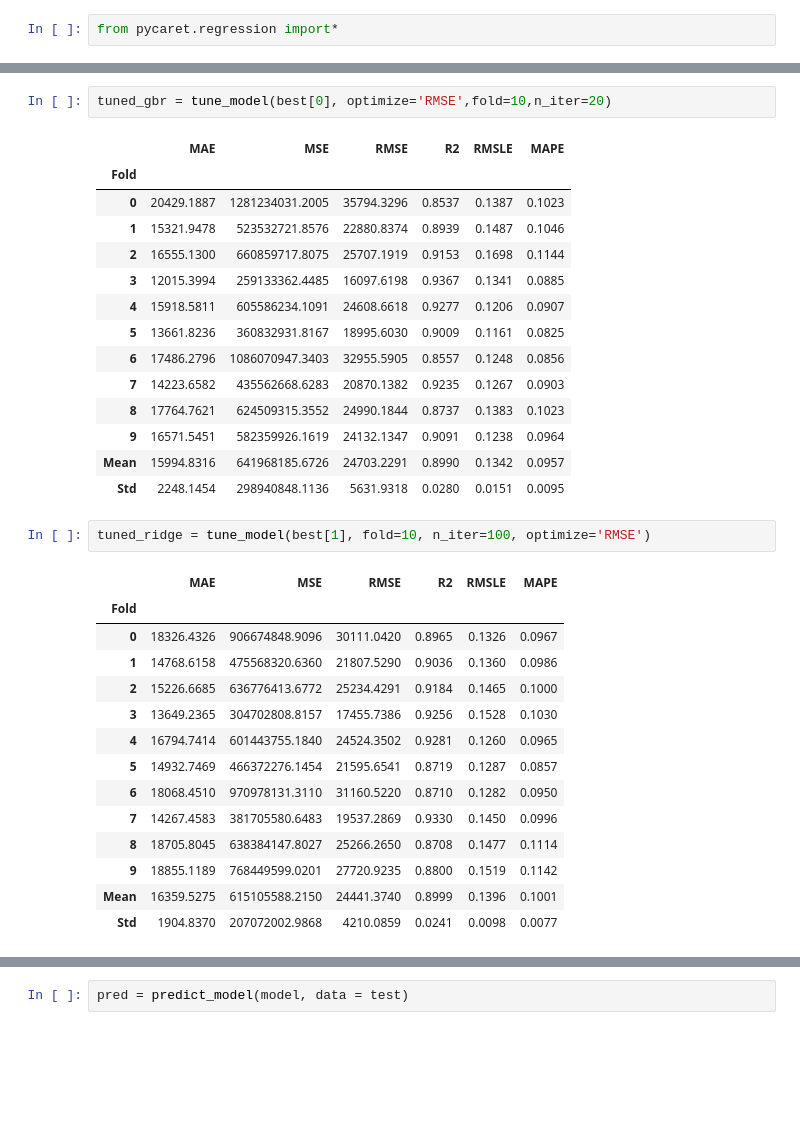
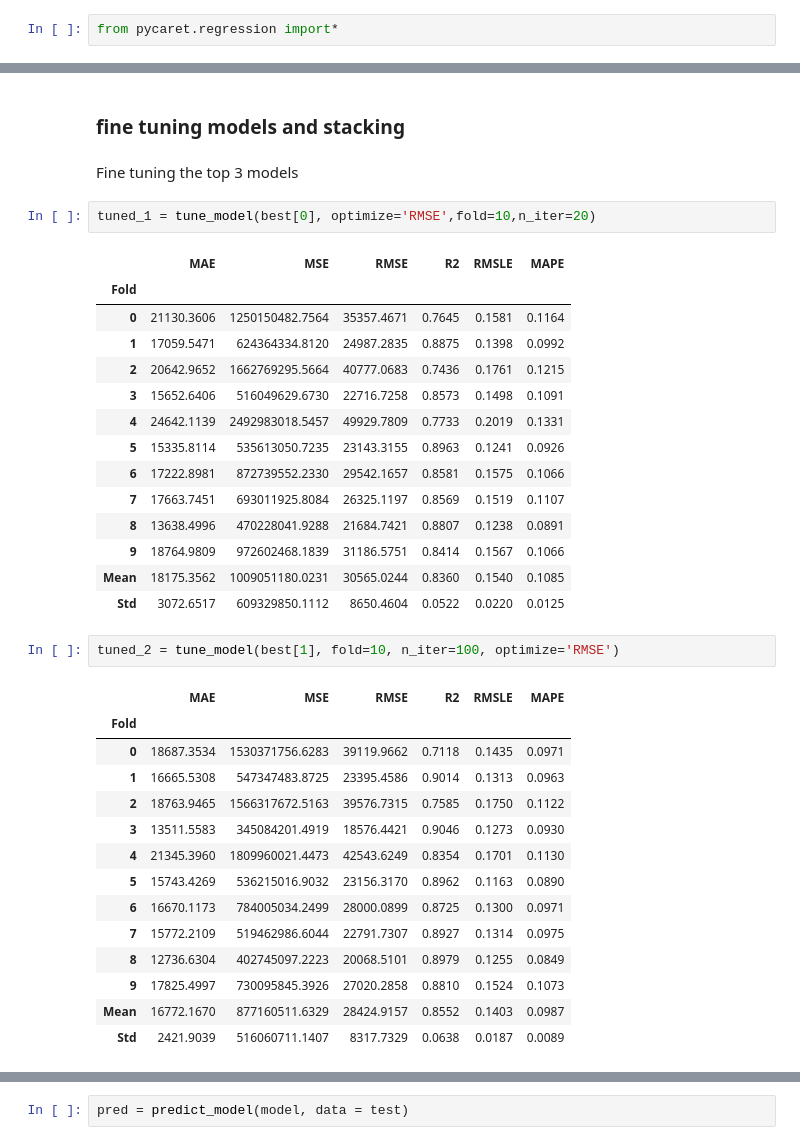
Before and after one commit to 593275/assigmnet2_ML, a Jupyter notebook: notebook/notebook.ipynb, the cells around one changed output, grey strips where cells are left out. Saved outputs shown, nothing was run; the diff lists cells and outputs as text; blank space fills up the shorter version.

```diff
--- a/notebook/notebook.ipynb
+++ b/notebook/notebook.ipynb
@@ -136,35 +143,39 @@ best = compare_models(n_select=3,sort='RMSE')
+# %% [markdown]
+### fine tuning models and stacking
+# %% [markdown]
+Fine tuning the top 3 models
 # %%
-tuned_gbr = tune_model(best[0], optimize='RMSE',fold=10,n_iter=20)
+tuned_1 = tune_model(best[0], optimize='RMSE',fold=10,n_iter=20)
 # %% [output]
 |  | MAE | MSE | RMSE | R2 | RMSLE | MAPE |
 | Fold |  |  |  |  |  |  |
-| 0 | 20429.1887 | 1281234031.2005 | 35794.3296 | 0.8537 | 0.1387 | 0.1023 |
-| 1 | 15321.9478 | 523532721.8576 | 22880.8374 | 0.8939 | 0.1487 | 0.1046 |
-| 2 | 16555.1300 | 660859717.8075 | 25707.1919 | 0.9153 | 0.1698 | 0.1144 |
-| 3 | 12015.3994 | 259133362.4485 | 16097.6198 | 0.9367 | 0.1341 | 0.0885 |
-| 4 | 15918.5811 | 605586234.1091 | 24608.6618 | 0.9277 | 0.1206 | 0.0907 |
-| 5 | 13661.8236 | 360832931.8167 | 18995.6030 | 0.9009 | 0.1161 | 0.0825 |
-| 6 | 17486.2796 | 1086070947.3403 | 32955.5905 | 0.8557 | 0.1248 | 0.0856 |
-| 7 | 14223.6582 | 435562668.6283 | 20870.1382 | 0.9235 | 0.1267 | 0.0903 |
-| 8 | 17764.7621 | 624509315.3552 | 24990.1844 | 0.8737 | 0.1383 | 0.1023 |
-| 9 | 16571.5451 | 582359926.1619 | 24132.1347 | 0.9091 | 0.1238 | 0.0964 |
-| Mean | 15994.8316 | 641968185.6726 | 24703.2291 | 0.8990 | 0.1342 | 0.0957 |
-| Std | 2248.1454 | 298940848.1136 | 5631.9318 | 0.0280 | 0.0151 | 0.0095 |
+| 0 | 21130.3606 | 1250150482.7564 | 35357.4671 | 0.7645 | 0.1581 | 0.1164 |
+| 1 | 17059.5471 | 624364334.8120 | 24987.2835 | 0.8875 | 0.1398 | 0.0992 |
+| 2 | 20642.9652 | 1662769295.5664 | 40777.0683 | 0.7436 | 0.1761 | 0.1215 |
+| 3 | 15652.6406 | 516049629.6730 | 22716.7258 | 0.8573 | 0.1498 | 0.1091 |
+| 4 | 24642.1139 | 2492983018.5457 | 49929.7809 | 0.7733 | 0.2019 | 0.1331 |
+| 5 | 15335.8114 | 535613050.7235 | 23143.3155 | 0.8963 | 0.1241 | 0.0926 |
+| 6 | 17222.8981 | 872739552.2330 | 29542.1657 | 0.8581 | 0.1575 | 0.1066 |
+| 7 | 17663.7451 | 693011925.8084 | 26325.1197 | 0.8569 | 0.1519 | 0.1107 |
+| 8 | 13638.4996 | 470228041.9288 | 21684.7421 | 0.8807 | 0.1238 | 0.0891 |
+| 9 | 18764.9809 | 972602468.1839 | 31186.5751 | 0.8414 | 0.1567 | 0.1066 |
+| Mean | 18175.3562 | 1009051180.0231 | 30565.0244 | 0.8360 | 0.1540 | 0.1085 |
+| Std | 3072.6517 | 609329850.1112 | 8650.4604 | 0.0522 | 0.0220 | 0.0125 |
 # %%
-tuned_ridge = tune_model(best[1], fold=10, n_iter=100, optimize='RMSE')
+tuned_2 = tune_model(best[1], fold=10, n_iter=100, optimize='RMSE')
 # %% [output]
 |  | MAE | MSE | RMSE | R2 | RMSLE | MAPE |
 | Fold |  |  |  |  |  |  |
-| 0 | 18326.4326 | 906674848.9096 | 30111.0420 | 0.8965 | 0.1326 | 0.0967 |
-| 1 | 14768.6158 | 475568320.6360 | 21807.5290 | 0.9036 | 0.1360 | 0.0986 |
-| 2 | 15226.6685 | 636776413.6772 | 25234.4291 | 0.9184 | 0.1465 | 0.1000 |
-| 3 | 13649.2365 | 304702808.8157 | 17455.7386 | 0.9256 | 0.1528 | 0.1030 |
-| 4 | 16794.7414 | 601443755.1840 | 24524.3502 | 0.9281 | 0.1260 | 0.0965 |
-| 5 | 14932.7469 | 466372276.1454 | 21595.6541 | 0.8719 | 0.1287 | 0.0857 |
-| 6 | 18068.4510 | 970978131.3110 | 31160.5220 | 0.8710 | 0.1282 | 0.0950 |
-| 7 | 14267.4583 | 381705580.6483 | 19537.2869 | 0.9330 | 0.1450 | 0.0996 |
-| 8 | 18705.8045 | 638384147.8027 | 25266.2650 | 0.8708 | 0.1477 | 0.1114 |
-| 9 | 18855.1189 | 768449599.0201 | 27720.9235 | 0.8800 | 0.1519 | 0.1142 |
-| Mean | 16359.5275 | 615105588.2150 | 24441.3740 | 0.8999 | 0.1396 | 0.1001 |
-| Std | 1904.8370 | 207072002.9868 | 4210.0859 | 0.0241 | 0.0098 | 0.0077 |
+| 0 | 18687.3534 | 1530371756.6283 | 39119.9662 | 0.7118 | 0.1435 | 0.0971 |
+| 1 | 16665.5308 | 547347483.8725 | 23395.4586 | 0.9014 | 0.1313 | 0.0963 |
+| 2 | 18763.9465 | 1566317672.5163 | 39576.7315 | 0.7585 | 0.1750 | 0.1122 |
+| 3 | 13511.5583 | 345084201.4919 | 18576.4421 | 0.9046 | 0.1273 | 0.0930 |
+| 4 | 21345.3960 | 1809960021.4473 | 42543.6249 | 0.8354 | 0.1701 | 0.1130 |
+| 5 | 15743.4269 | 536215016.9032 | 23156.3170 | 0.8962 | 0.1163 | 0.0890 |
+| 6 | 16670.1173 | 784005034.2499 | 28000.0899 | 0.8725 | 0.1300 | 0.0971 |
+| 7 | 15772.2109 | 519462986.6044 | 22791.7307 | 0.8927 | 0.1314 | 0.0975 |
+| 8 | 12736.6304 | 402745097.2223 | 20068.5101 | 0.8979 | 0.1255 | 0.0849 |
+| 9 | 17825.4997 | 730095845.3926 | 27020.2858 | 0.8810 | 0.1524 | 0.1073 |
+| Mean | 16772.1670 | 877160511.6329 | 28424.9157 | 0.8552 | 0.1403 | 0.0987 |
+| Std | 2421.9039 | 516060711.1407 | 8317.7329 | 0.0638 | 0.0187 | 0.0089 |
 # %%
```
Also changed, not shown: parts of 33 cells of this notebook.
